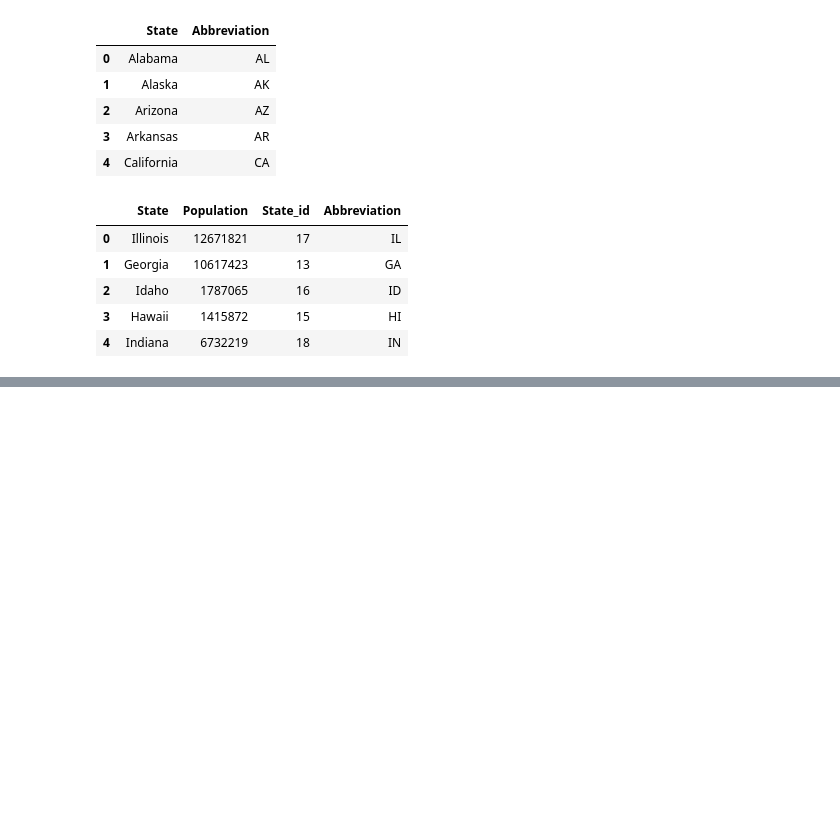
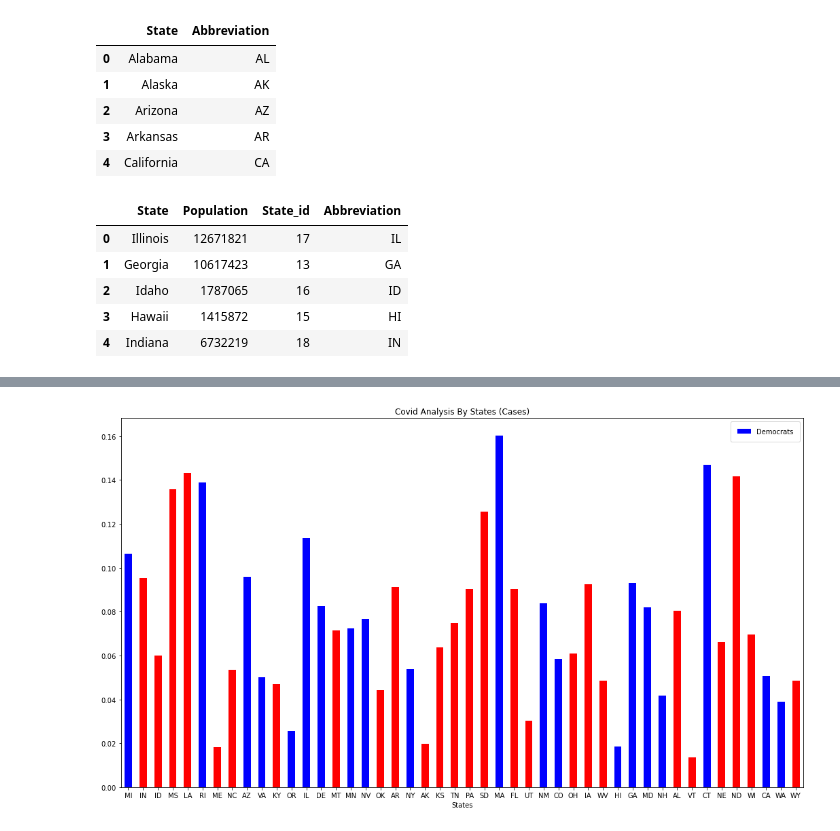
Before and after one commit to gt-data-bootcamp/data-science-bootcamp-project-1, a Jupyter notebook: covid-politics.ipynb, the cells around one changed output, grey strips where cells are left out. Saved outputs shown, nothing was run; the diff lists cells and outputs as text; code cells hidden in the pictures; blank space fills up the shorter version.

Commit message:
adding bar graphs

```diff
--- a/covid-politics.ipynb
+++ b/covid-politics.ipynb
@@ -254,0 +257,19 @@ covidbystate
+# %%
+# Bar Graph - Percent By Cases
+
+percentInfected = covidbystate['PercentByDeaths']
+states = covidbystate['state']
+
+colors = ['blue' if (x == "blue") else 'red' for x in covidbystate["Color"]]
+
+df = pd.DataFrame({'States':states, 'Percent of Population Infected':percentInfected})
+
+ax = df.plot.bar(x='States', y='Percent of Population Infected', rot=0, figsize=(18, 10), width=0.5, color=colors)
+# stacked bar charts
+
+plt.title("Covid Analysis By States (Cases)")
+ax.legend(["Democrats", "Republicans"], borderpad=1);
+
+plt.show()
+# %% [output]
+[figure, added]
```
Also changed, not shown: parts of 7 cells of this notebook.
